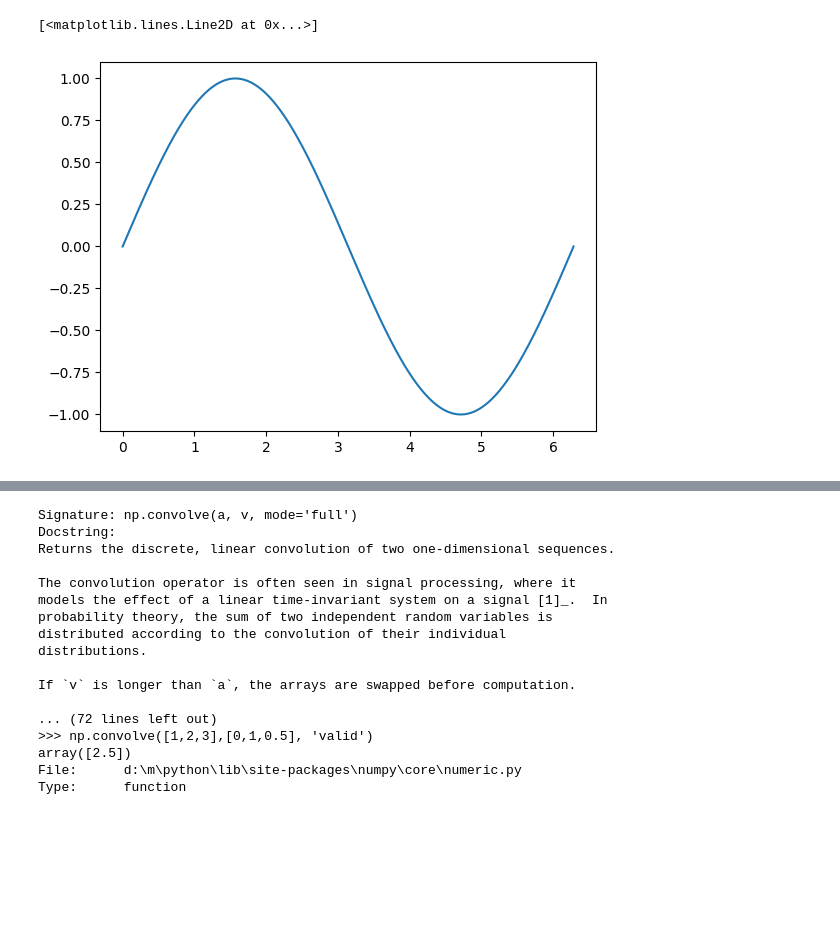
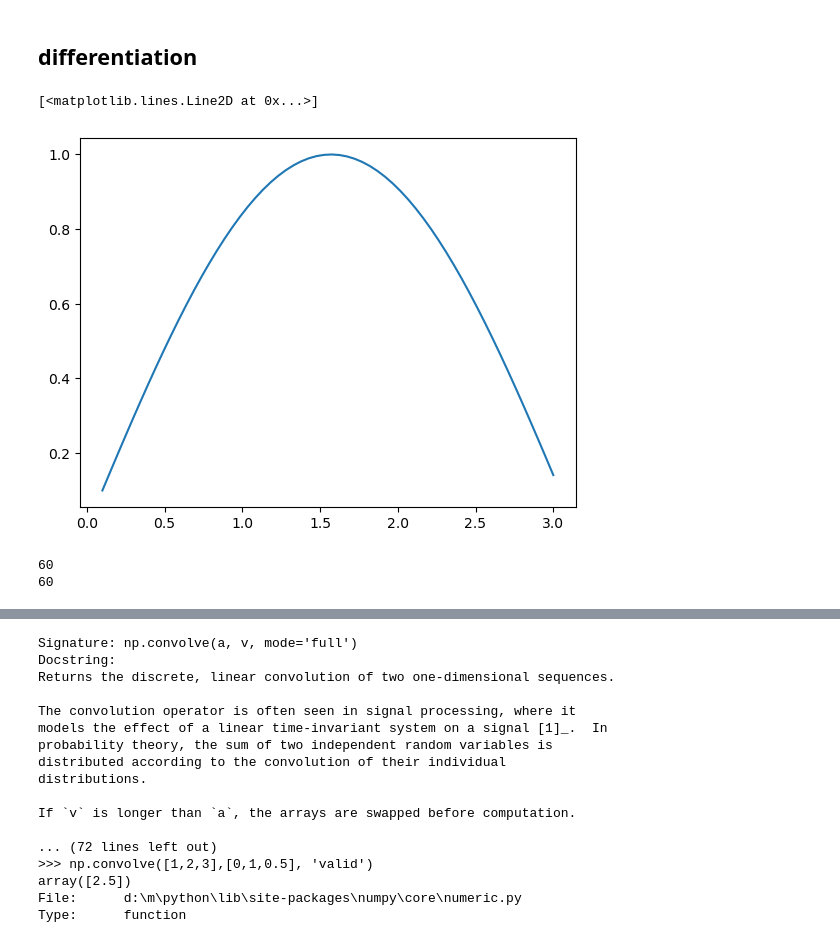
Before and after one commit to silversurfer98/col-lec, a Jupyter notebook: calculus.ipynb, the cells around one changed output, grey strips where cells are left out. Drawn from its saved outputs; the diff is of its cells as text; code cells hidden in the pictures; blank space fills up the shorter version.

```diff
--- a/calculus.ipynb
+++ b/calculus.ipynb
@@ -10,5 +7,12 @@ x = np.sin(t)
-# %%
-plt.plot(t,x)
-# %% [output]
-[<matplotlib.lines.Line2D at 0x...>]
-[figure, removed]
+# %% [markdown]
+## differentiation
+# %%
+# our function
+n = 60
+t = np.linspace(0.1,3,n)
+x = np.sin(t)
+#plot it
+plt.plot(t,x)
+# %% [output]
+[<matplotlib.lines.Line2D at 0x...>]
+[figure, added]
@@ -14,0 +28,6 @@ plt.plot(t,x)
+# %%
+print(diff.size)
+print(np.gradient(x).size)
+# %% [output]
+60
+60
```
Also changed, not shown: parts of 14 cells of this notebook, 2 other files.
